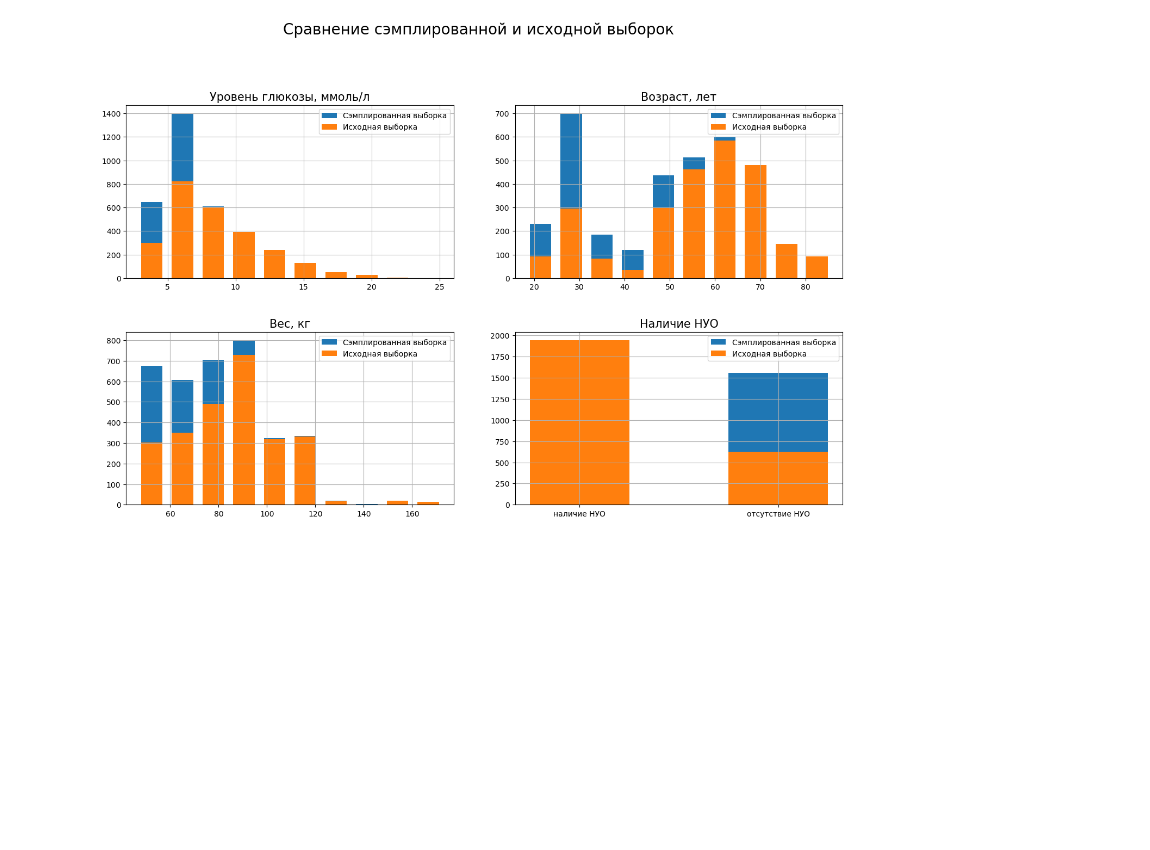
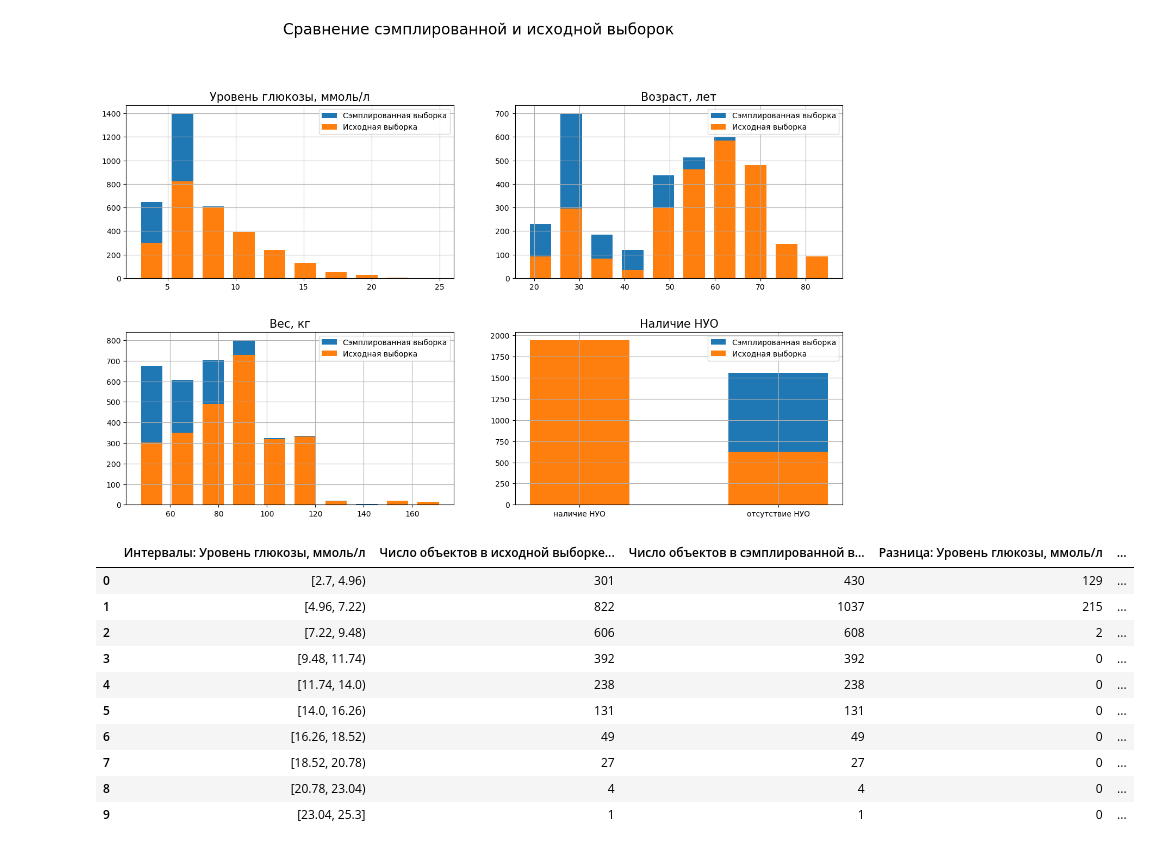
Before and after one commit to SergeyMaslikhov/CardioSampling, a Jupyter notebook: Building_models.ipynb, the cells around one changed output. Cells and saved outputs as stored; diff of their text form; code cells hidden in the pictures; blank space fills up the shorter version.

Commit message:
added table for diference between orgignal and sampled data

```diff
--- a/Building_models.ipynb
+++ b/Building_models.ipynb
@@ -290,3 +244,44 @@ def plot_charachterisitcs(sample, ratio):
 plot_charachterisitcs(samples_dict['ADASYN_0.7999999999999999'], 0.8)
 # %% [output]
 [figure]
+# %%
+def get_difference_table(sample, ratio, features):
+    diff_dict = {}
+    sample_df = pd.DataFrame(sample, columns=feature_names)
+    for feature in features:
+        if feature == 'Наличие НУО':
+            cnt_sampled = Counter(le.inverse_transform(list(y_train) + [1] * int(0.8*1945 - 626)))
+            cnt = Counter(le.inverse_transform(list(y_train)))
+            init_vals = np.array(list(cnt.values()) + [np.nan] * 8)
+            sampled_vals = np.array(list(cnt_sampled.values()) + [np.nan] * 8)
+            diff_dict[f"Значения: {feature}"] = list(cnt.keys()) + [np.nan] * 8
+            diff_dict[f"Число объектов в исходной выборке: {feature}"] = init_vals
+            diff_dict[f"Число объектов в сэмплированной выборке: {feature}"] = sampled_vals
+            diff_dict[f"Разница: {feature}"] = np.array(sampled_vals) - np.array(init_vals)
+        else:
+            cnt_init, bins = np.histogram(X_train[feature])
+            cnt_sampled, _ = np.histogram(sample_df[feature])
+            intervals = []
+            for i in range(len(bins) - 2):
+                intervals.append(f"[{round(bins[i], 2)}, {round(bins[i+1], 2)})")
+            else:
+                intervals.append(f"[{round(bins[i + 1], 2)}, {round(bins[i+2], 2)}]")
+            diff_dict[f"Интервалы: {feature}"] = intervals
+            diff_dict[f"Число объектов в исходной выборке: {feature}"] = cnt_init
+            diff_dict[f"Число объектов в сэмплированной выборке: {feature}"] = cnt_sampled
+            diff_dict[f"Разница: {feature}"] = cnt_sampled - cnt_init
+    return pd.DataFrame.from_dict(diff_dict).fillna('')
+# %%
+get_difference_table(samples_dict['ADASYN_0.5'], 0.5, ['Уровень глюкозы, ммоль/л', 'Возраст, лет', 'Вес, кг', 'Наличие НУО'])
+# %% [output]
+|  | Интервалы: Уровень глюкозы, ммоль/л | Число объектов в исходной выборке... | Число объектов в сэмплированной в... | Разница: Уровень глюкозы, ммоль/л | ... |
+| 0 | [2.7, 4.96) | 301 | 430 | 129 | ... |
+| 1 | [4.96, 7.22) | 822 | 1037 | 215 | ... |
+| 2 | [7.22, 9.48) | 606 | 608 | 2 | ... |
+| 3 | [9.48, 11.74) | 392 | 392 | 0 | ... |
+| 4 | [11.74, 14.0) | 238 | 238 | 0 | ... |
+| 5 | [14.0, 16.26) | 131 | 131 | 0 | ... |
+| 6 | [16.26, 18.52) | 49 | 49 | 0 | ... |
+| 7 | [18.52, 20.78) | 27 | 27 | 0 | ... |
+| 8 | [20.78, 23.04) | 4 | 4 | 0 | ... |
+| 9 | [23.04, 25.3] | 1 | 1 | 0 | ... |
```
Also changed, not shown: parts of 7 cells of this notebook.
